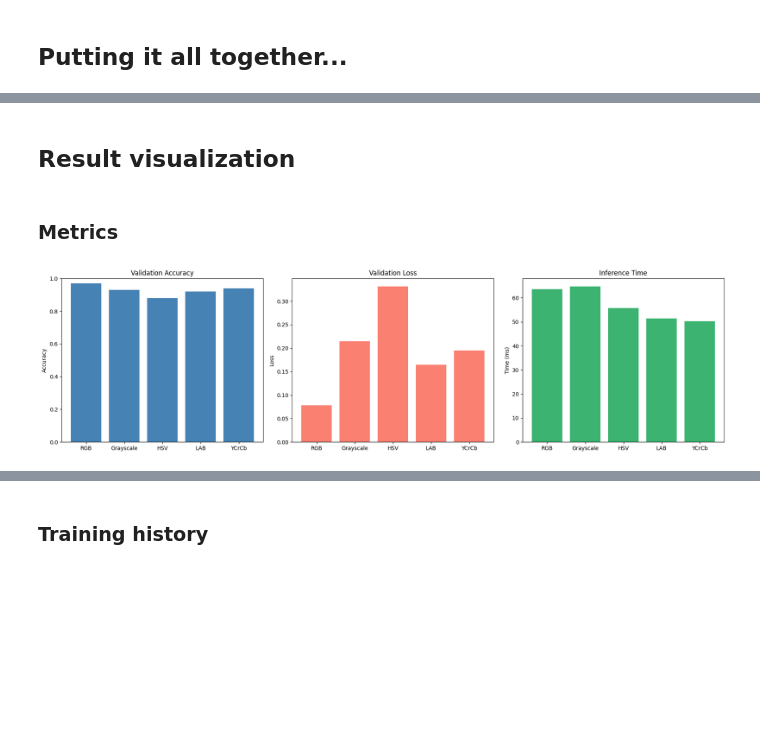
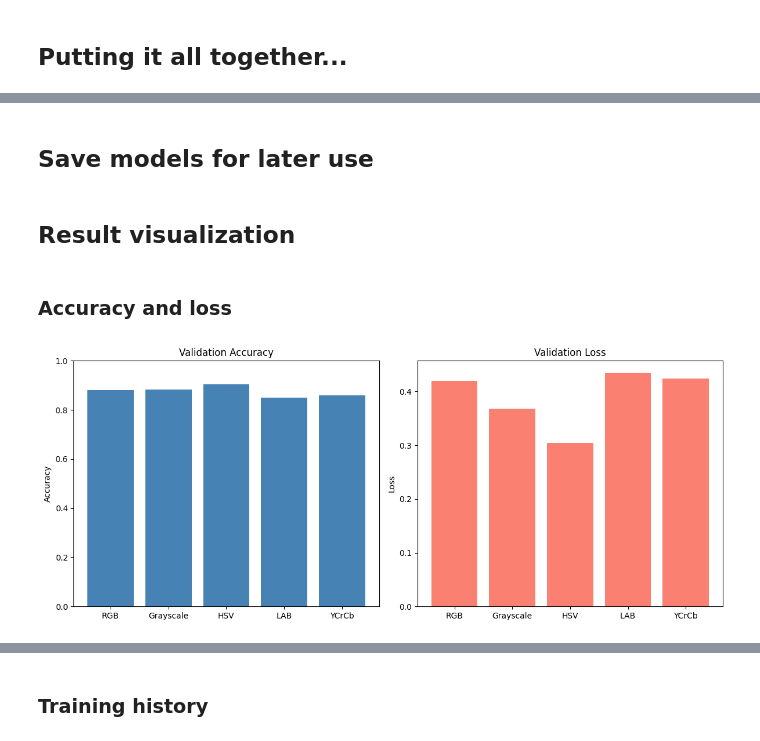
Before and after one commit to ITT-26/assignment-05-cnn-martinarobyculasso, a Jupyter notebook: 01-hyperparameters/image_color_mode.ipynb, the cells around one changed output, grey strips where cells are left out. Drawn from its saved outputs; the diff is of its cells as text; code cells hidden in the pictures; blank space fills up the shorter version.

```diff
--- a/01-hyperparameters/image_color_mode.ipynb
+++ b/01-hyperparameters/image_color_mode.ipynb
@@ -38,8 +38,8 @@ from sklearn.metrics import confusion_matrix, ConfusionMatrixDisplay
 # import pre-trained model
 from keras.applications.vgg16 import VGG16
 
-# include only those gestures
-CONDITIONS = ['like', 'stop']
+# include only these gestures - og code only used like and stop
+CONDITIONS = ['dislike', 'fist', 'like', 'one', 'peace', 'stop']
 
 # image size
 IMG_SIZE = 64
@@ -312,7 +314,7 @@ The reason is that with callbacks, every color space could potentially converge
 # %%
 # idem
 
-def train_model(model, X_train, train_label, X_test, test_label):
+def train_model(model, X_train, train_label, X_test, test_label, y_test):
     # # define callback functions that react to the model's behavior during training
     # # in this example, we reduce the learning rate once we get stuck and early stopping
     # # to cancel the training if there are no improvements for a certain amount of epochs
@@ -331,13 +333,15 @@ def train_model(model, X_train, train_label, X_test, test_label):
 
     # we choose a fixed number of epochs and batch_size in order to make the image color mode comparison fair
 
+    start_train = time.time()
     history = model.fit(
         X_train, train_label,
         batch_size=8,
-        epochs=7,
+        epochs=15,
         verbose=1,
         validation_data=(X_test, test_label),
     )
+    training_time = time.time() - start_train
 
     # evaluate on test set
     val_loss, val_acc = model.evaluate(X_test, test_label, verbose=0)
@@ -351,7 +355,12 @@ def train_model(model, X_train, train_label, X_test, test_label):
 
     print(f"val_accuracy: {val_acc:.4f} | val_loss: {val_loss:.4f} | inference_time: {inference_time*1000:.2f}ms")
 
-    return history, val_loss, val_acc, inference_time
+    # predict on test set and build confusion matrix
+    y_predictions = model.predict(X_test)
+    y_predictions = np.argmax(y_predictions, axis=1)
+    conf_matrix = confusion_matrix(y_test, y_predictions)
+
+    return history, val_loss, val_acc, training_time, conf_matrix
 # %% [markdown]
 ## Putting it all together...
 # %%
@@ -370,13 +379,15 @@ for cs_name, cs_code in COLOR_SPACES.items():
 
     model = build_model(color_channels, num_classes=len(label_names))
 
-    history, val_loss, val_acc, inference_time = train_model(model, X_train, train_label, X_test, test_label)
+    history, val_loss, val_acc, training_time, conf_matrix = train_model(model, X_train, train_label, X_test, test_label, y_test)
 
     results[cs_name] = {
         'val_accuracy': val_acc,
         'val_loss': val_loss,
-        'inference_time': inference_time,
-        'history': history.history
+        'training_time': training_time,
+        'history': history.history,
+        'conf_matrix': conf_matrix,
+        'model': model
     }
 # %% [output]
 --- Color space: RGB ---
@@ -470,0 +509,2 @@ val_accuracy: 0.9400 | val_loss: 0.1951 | inference_time: 50.34ms
+# %% [markdown]
+## Save models for later use
@@ -471,33 +514,25 @@ val_accuracy: 0.9400 | val_loss: 0.1951 | inference_time: 50.34ms
 # %% [markdown]
 ## Result visualization
 # %% [markdown]
-### Metrics
+### Accuracy and loss
 # %%
 # extract metrics from results
 cs_names       = list(results.keys())
 accuracies     = [results[cs]['val_accuracy']   for cs in cs_names]
 losses         = [results[cs]['val_loss']        for cs in cs_names]
-inference_times = [results[cs]['inference_time'] * 1000 for cs in cs_names]  # convert to ms
 
-fig, axes = plt.subplots(1, 3, figsize=(18, 5))
+fig, axes = plt.subplots(1, 2, figsize=(12, 5))
 
-# val accuracy per color space
 axes[0].bar(cs_names, accuracies, color='steelblue')
 axes[0].set_title('Validation Accuracy')
 axes[0].set_ylabel('Accuracy')
 axes[0].set_ylim(0, 1)
 
-# val loss per color space
 axes[1].bar(cs_names, losses, color='salmon')
 axes[1].set_title('Validation Loss')
 axes[1].set_ylabel('Loss')
 
-# inference time per color space
-axes[2].bar(cs_names, inference_times, color='mediumseagreen')
-axes[2].set_title('Inference Time')
-axes[2].set_ylabel('Time (ms)')
-
 plt.tight_layout()
 plt.show()
 # %% [output]
-[figure, old version]
+[figure, new version]
```
Also changed, not shown: parts of 10 cells of this notebook, 5 other files.
